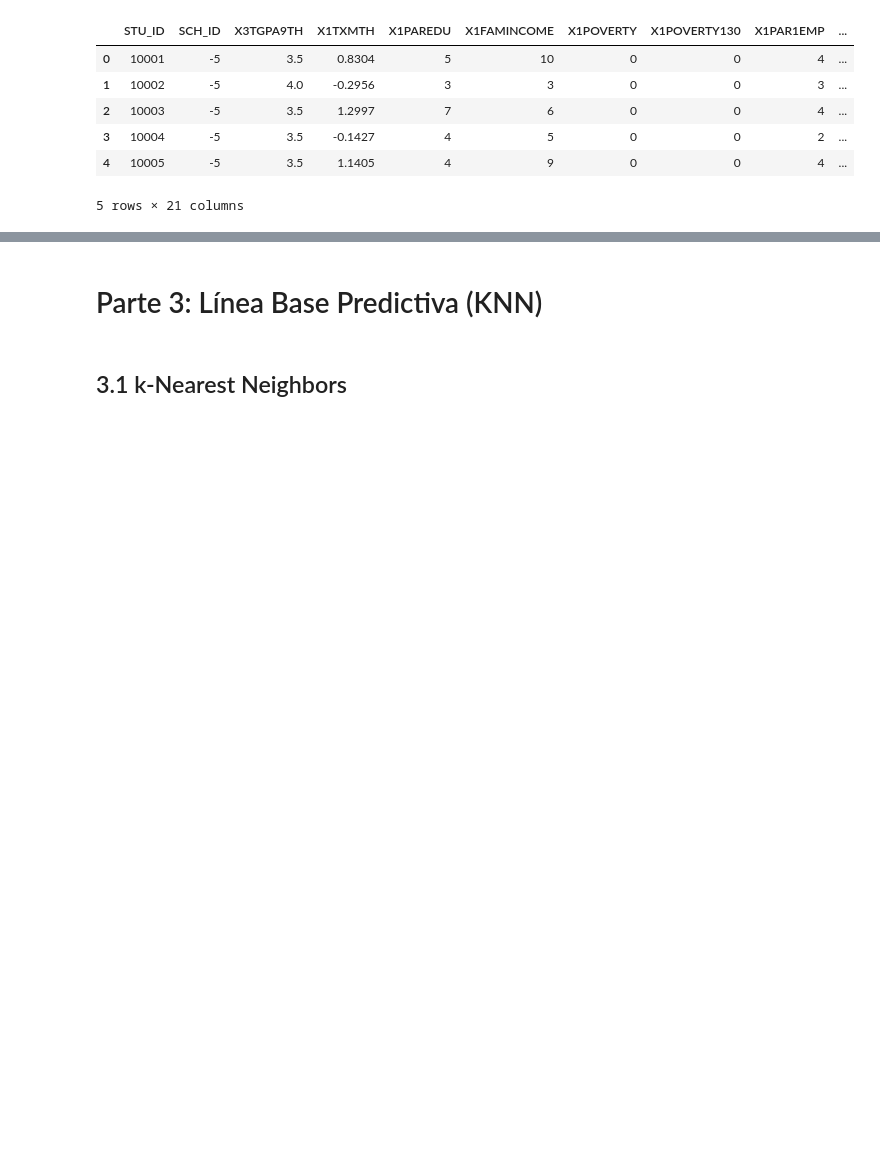
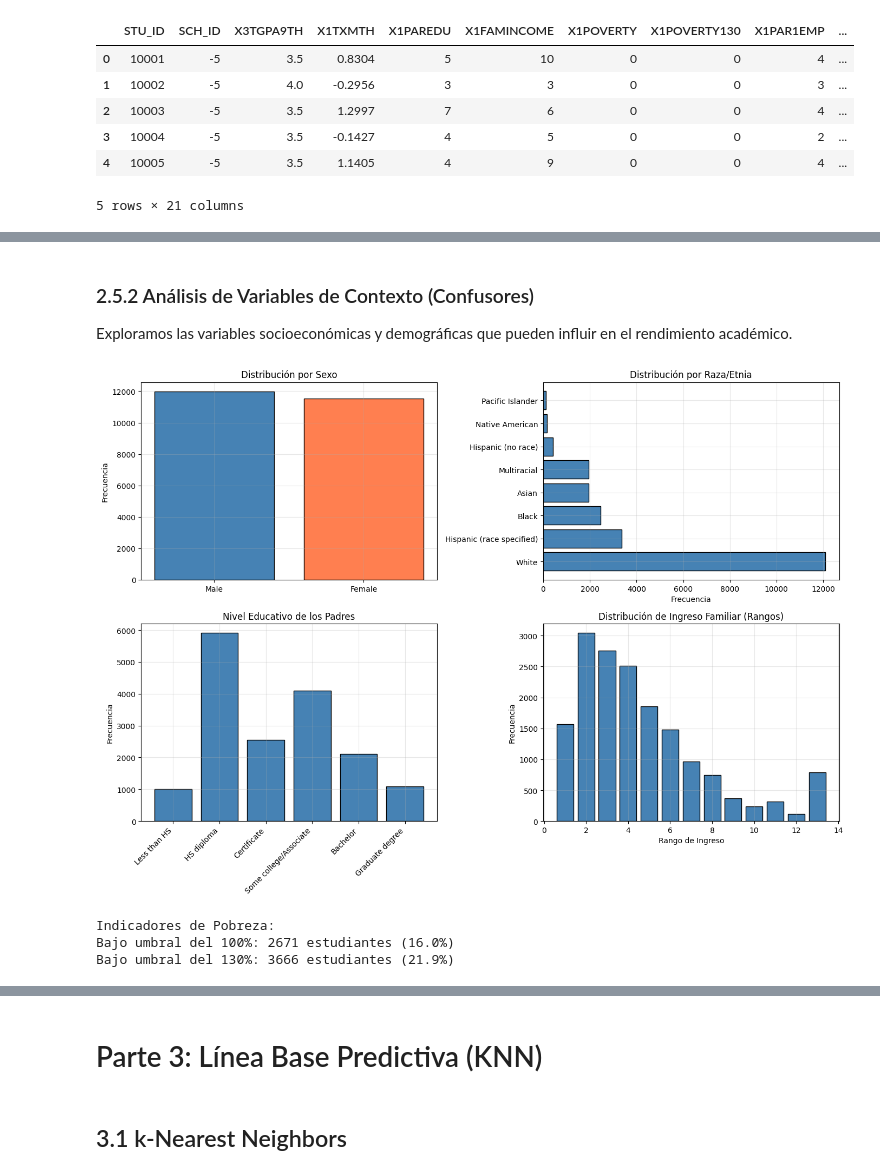
Before and after one commit to ClemoAcevedo/hsls09-causal-impact, a Jupyter notebook: Entrega Avance/avance_proyecto.ipynb, the cells around one changed output, grey strips where cells are left out. Drawn from its saved outputs; the diff is of its cells as text; code cells hidden in the pictures; blank space fills up the shorter version.

```diff
--- a/Entrega Avance/avance_proyecto.ipynb
+++ b/Entrega Avance/avance_proyecto.ipynb
@@ -149,0 +685,53 @@ df.head()
+# %% [markdown]
+### 2.5.2 Análisis de Variables de Contexto (Confusores)
+
+Exploramos las variables socioeconómicas y demográficas que pueden influir en el rendimiento académico.
+# %%
+# hacemos analisis de variables demográficas y socioeconómicas
+fig, axes = plt.subplots(2, 2, figsize=(14, 10))
+
+# distri por Sexo
+sex_counts = df_processed['X1SEX_label'].value_counts()
+axes[0, 0].bar(sex_counts.index, sex_counts.values, color=['steelblue', 'coral'], edgecolor='black')
+axes[0, 0].set_title('Distribución por Sexo')
+axes[0, 0].set_ylabel('Frecuencia')
+axes[0, 0].grid(alpha=0.3)
+
+# distri por Raza/Etnia
+race_counts = df_processed['X1RACE_label'].value_counts()
+axes[0, 1].barh(race_counts.index, race_counts.values, color='steelblue', edgecolor='black')
+axes[0, 1].set_title('Distribución por Raza/Etnia')
+axes[0, 1].set_xlabel('Frecuencia')
+axes[0, 1].grid(alpha=0.3)
+
+# distri por Educación Parental
+edu_counts = df_processed['X1PAREDU_label'].value_counts()
+edu_order = ['Less than HS', 'HS diploma', 'Certificate', 'Some college/Associate', 'Bachelor', 'Graduate degree']
+edu_counts = edu_counts.reindex([e for e in edu_order if e in edu_counts.index])
+axes[1, 0].bar(range(len(edu_counts)), edu_counts.values, color='steelblue', edgecolor='black')
+axes[1, 0].set_xticks(range(len(edu_counts)))
+axes[1, 0].set_xticklabels(edu_counts.index, rotation=45, ha='right')
+axes[1, 0].set_title('Nivel Educativo de los Padres')
+axes[1, 0].set_ylabel('Frecuencia')
+axes[1, 0].grid(alpha=0.3)
+
+# distri de Ingreso Familiar
+income_counts = df_processed['X1FAMINCOME'].value_counts().sort_index()
+axes[1, 1].bar(income_counts.index, income_counts.values, color='steelblue', edgecolor='black')
+axes[1, 1].set_title('Distribución de Ingreso Familiar (Rangos)')
+axes[1, 1].set_xlabel('Rango de Ingreso')
+axes[1, 1].set_ylabel('Frecuencia')
+axes[1, 1].grid(alpha=0.3)
+
+plt.tight_layout()
+plt.show()
+
+# estadisticas de pobreza
+print("\nIndicadores de Pobreza:")
+print(f"Bajo umbral del 100%: {df_processed['X1POVERTY'].sum():.0f} estudiantes ({df_processed['X1POVERTY'].mean()*100:.1f}%)")
+print(f"Bajo umbral del 130%: {df_processed['X1POVERTY130'].sum():.0f} estudiantes ({df_processed['X1POVERTY130'].mean()*100:.1f}%)")
+# %% [output]
+[figure, added]
+Indicadores de Pobreza:
+Bajo umbral del 100%: 2671 estudiantes (16.0%)
+Bajo umbral del 130%: 3666 estudiantes (21.9%)
```
Also changed, not shown: parts of 34 cells of this notebook.
